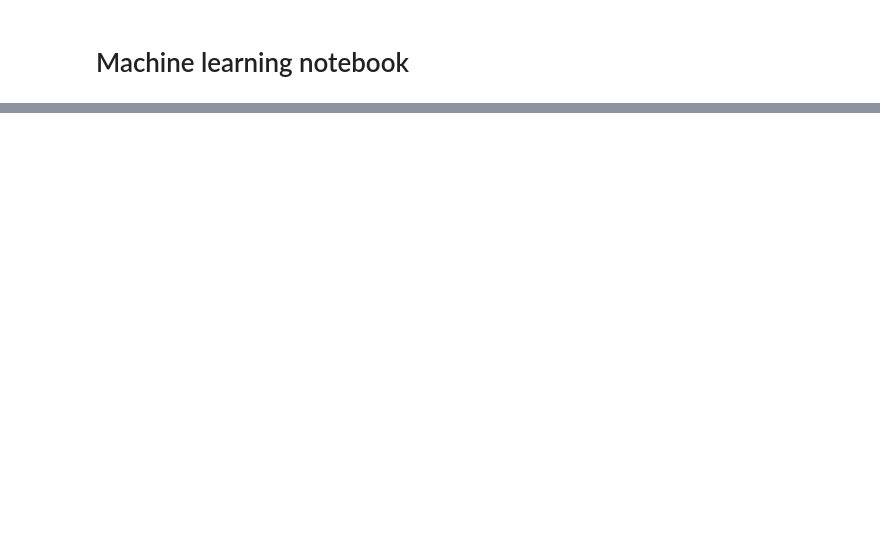
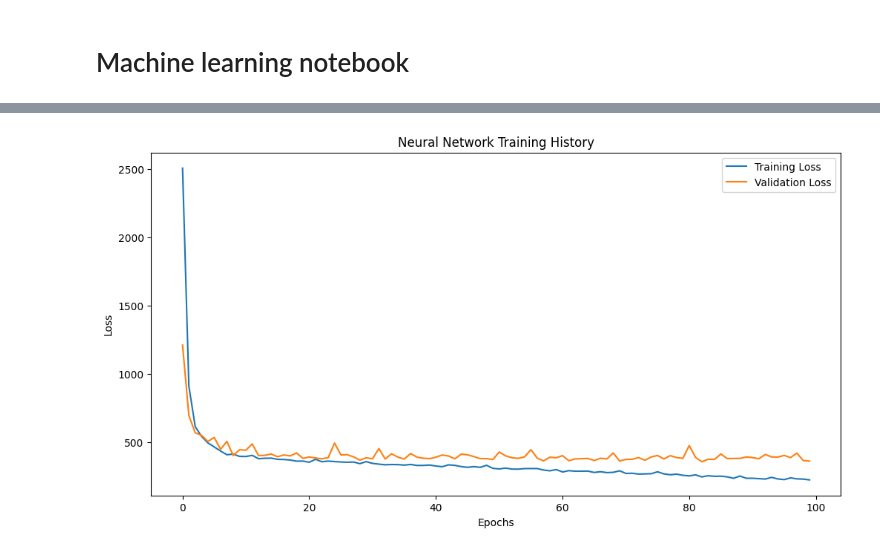
Before and after one commit to elyousfy/Solar_Work, a Jupyter notebook: Machine_Learning/Machine_Learning.ipynb, the cells around one changed output, grey strips where cells are left out. Cells and saved outputs as stored; diff of their text form; code cells hidden in the pictures; blank space fills up the shorter version.

```diff
--- a/Machine_Learning/Machine_Learning.ipynb
+++ b/Machine_Learning/Machine_Learning.ipynb
@@ -14,4 +14,4 @@ KeyboardInterrupt:
 # %%
 data=pd.read_csv('PV_raw_data.csv')
 data['Energy Generated (MWh)']=data['AC System Output (W)']*0.000001
-data.drop(columns=['AC System Output (W)','DC Array Output (W)','Day'],  inplace=True)
+data.drop(columns=['AC System Output (W)','DC Array Output (W)','Albedo'],  inplace=True)
@@ -52,0 +33,14 @@ X_train_selected, X_test_selected, y_train_selected, y_test_selected = train_tes
+# %%
+
+stations = Stations()
+stations = stations.region('GR')
+station = stations.fetch(1)
+
+start = datetime(2023,1,1)
+end = datetime(2023,12,31,23)
+
+weather_data=Hourly(station,start,end)
+weather_data = weather_data.fetch()
+weather_data=weather_data.dropna(axis=1,how='all')
+weather_data.drop(columns=['wspd'],inplace=True)
+print(weather_data)
@@ -52,0 +72,2 @@ X_train_selected, X_test_selected, y_train_selected, y_test_selected = train_tes
+# %%
+data_combined=pd.concat([data ,weather_data],axis=1)
@@ -52,0 +268,72 @@ X_train_selected, X_test_selected, y_train_selected, y_test_selected = train_tes
+# %%
+import numpy as np
+import pandas as pd
+import tensorflow as tf
+from tensorflow import keras
+from sklearn.preprocessing import StandardScaler
+from sklearn.model_selection import train_test_split
+from sklearn.metrics import mean_absolute_error, mean_squared_error
+from keras.regularizers import L2,L1
+
+# Load and prepare your dataset
+
+# features = ['Month', 'Hour', 'Ambient Temperature (C)', 'Wind Speed (m/s)', 'Cell Temperature (C)', 'temp',
+#             'dwpt', 'rhum', 'prcp', 'coco']
+# target = 'Energy Generated (MWh)'
+
+X = data_combined[features]
+y = data_combined[target]
+
+# Split data into training and test sets
+X_train, X_test, y_train, y_test = train_test_split(X, y, test_size=0.2, random_state=42)
+
+# Standardize features
+scaler = StandardScaler()
+X_train_scaled = scaler.fit_transform(X_train)
+X_test_scaled = scaler.transform(X_test)
+
+# Define the neural network model
+model = keras.Sequential([
+    keras.layers.Input(shape=(X_train_scaled.shape[1],)),  # Input layer
+    keras.layers.Dense(200, activation='relu',kernel_regularizer=L2(0.01)),
+    keras.layers.Dense(75, activation='relu',kernel_regularizer=L2(0.01)),          # Hidden layer 1
+    keras.layers.Dense(50,activation='relu',kernel_regularizer=L2(0.01)),
+    keras.layers.Dense(50,activation='relu',kernel_regularizer=L2(0.01)),
+    keras.layers.Dense(50,activation='relu',kernel_regularizer=L2(0.01)),
+    keras.layers.Dense(50,activation='relu',kernel_regularizer=L2(0.01)),# Hidden layer 2
+    keras.layers.Dense(25,activation='relu',kernel_regularizer=L2(0.01)),
+    keras.layers.Dense(1,activation='relu',kernel_regularizer=L2(0.01))             # Output layer
+])
+
+# Compile the model
+model.compile(optimizer='adam', loss='mean_squared_error')
+
+# Train the model
+history = model.fit(X_train_scaled, y_train,
+                    epochs=100,
+                    batch_size=32,
+                    validation_split=0.23,
+                    verbose=1)
+
+# Make predictions
+y_pred = model.predict(X_test_scaled)
+
+# Evaluate performance
+mae = mean_absolute_error(y_test, y_pred)
+mse = mean_squared_error(y_test, y_pred)
+
+print(f'Neural Network MAE: {mae}')
+print(f'Neural Network MSE: {mse}')
+
+# Plot training history
+import matplotlib.pyplot as plt
+
+plt.figure(figsize=(12, 6))
+plt.plot(history.history['loss'], label='Training Loss')
+plt.plot(history.history['val_loss'], label='Validation Loss')
+plt.xlabel('Epochs')
+plt.ylabel('Loss')
+plt.title('Neural Network Training History')
+plt.legend()
+plt.show()
+# %% [output]
@@ -52,0 +357 @@ X_train_selected, X_test_selected, y_train_selected, y_test_selected = train_tes
+[figure, added]
```
Also changed, not shown: parts of 18 cells of this notebook, 23 other files.
